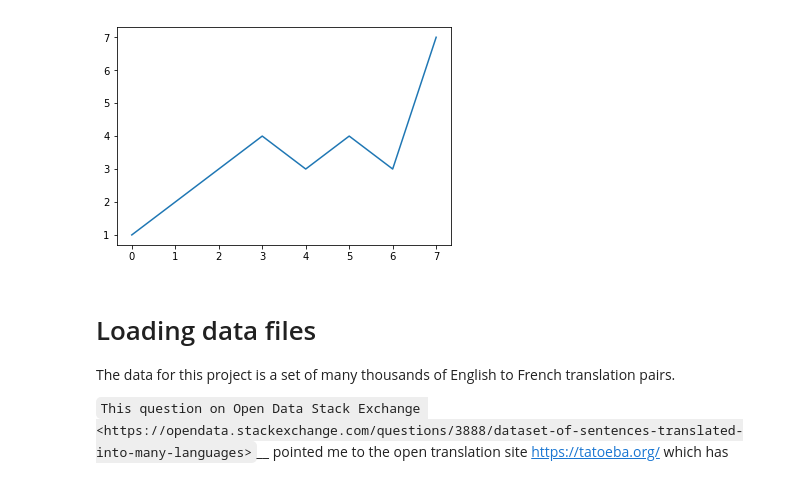
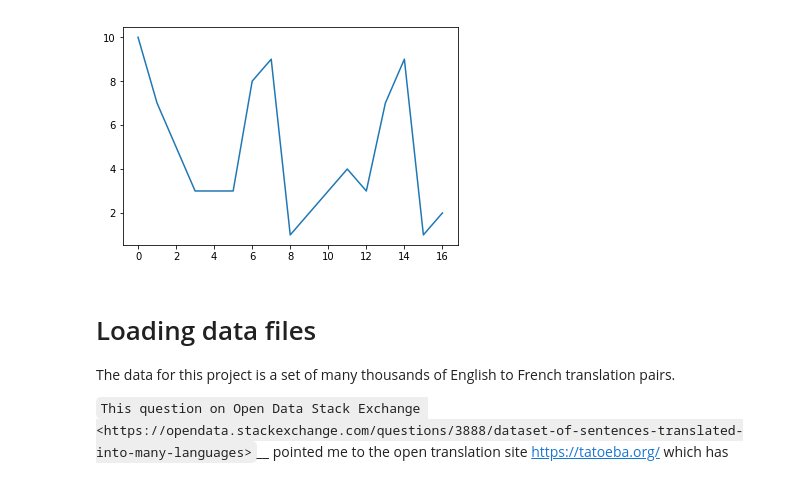
Before and after one commit to ananthsankar/seq2seq_attention, a Jupyter notebook: seq2seq_translation_tutorial-usf.ipynb, the cells around one changed output. Saved outputs shown, nothing was run; the diff lists cells and outputs as text; code cells hidden in the pictures.

```diff
--- a/seq2seq_translation_tutorial-usf.ipynb
+++ b/seq2seq_translation_tutorial-usf.ipynb
@@ -86,15 +86,15 @@ And for more, read the papers that introduced these topics:
 # %%
 # Testing the showing of plots. I had gotten it working before but now
 # it is not working. I don't have clear notes about what I did before
 # other than adding "backend: MacOSX" to ~/.matplotlib/matplotlibrc
 
 import matplotlib.pyplot as plt
 #plt.switch_backend('MacOSX')
 import matplotlib.ticker as ticker
-plt.plot([1,2,3,4,3,4,3,7])
+plt.plot([10,7,5,3,3,3,8,9,1,2,3,4,3,7,9,1,2])
 plt.show()
 # %% [output]
-[figure, old version]
+[figure, new version]
 # %%
 from __future__ import unicode_literals, print_function, division
 from io import open
```
Also changed, not shown: parts of 13 cells of this notebook.
